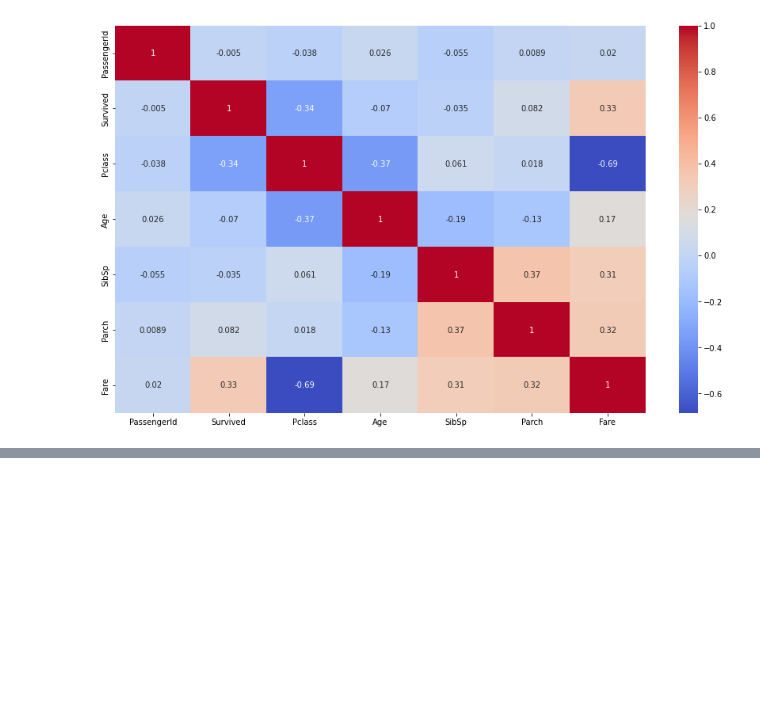
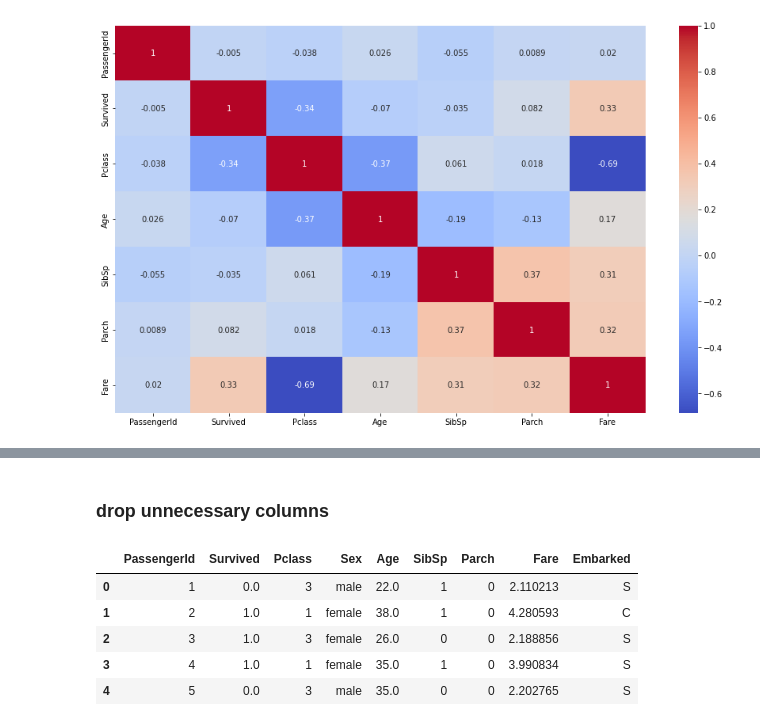
Before and after one commit to hirupiyumika/ML_Assignment2_IT18206524_IT18217414_IT18208368, a Jupyter notebook: Predict_survival_on_the_Titanic.ipynb, the cells around one changed output, grey strips where cells are left out. Saved outputs shown, nothing was run; the diff lists cells and outputs as text; code cells hidden in the pictures; blank space fills up the shorter version.

```diff
--- a/Predict_survival_on_the_Titanic.ipynb
+++ b/Predict_survival_on_the_Titanic.ipynb
@@ -249,3 +278,15 @@ df.head()
 | 2 | 3 | 1.0 | 3 | Heikkinen, Miss. Laina | female | 26.0 | 0 | 0 | STON/O2. 3101282 | 2.188856 | ... |
 | 3 | 4 | 1.0 | 1 | Futrelle, Mrs. Jacques Heath (Lil... | female | 35.0 | 1 | 0 | 113803 | 3.990834 | ... |
 | 4 | 5 | 0.0 | 3 | Allen, Mr. William Henry | male | 35.0 | 0 | 0 | 373450 | 2.202765 | ... |
+# %% [markdown]
+### drop unnecessary columns
+# %%
+df = df.drop(columns=['Name', 'Ticket'], axis=1)
+df.head()
+# %% [output]
+|  | PassengerId | Survived | Pclass | Sex | Age | SibSp | Parch | Fare | Embarked |
+| 0 | 1 | 0.0 | 3 | male | 22.0 | 1 | 0 | 2.110213 | S |
+| 1 | 2 | 1.0 | 1 | female | 38.0 | 1 | 0 | 4.280593 | C |
+| 2 | 3 | 1.0 | 3 | female | 26.0 | 0 | 0 | 2.188856 | S |
+| 3 | 4 | 1.0 | 1 | female | 35.0 | 1 | 0 | 3.990834 | S |
+| 4 | 5 | 0.0 | 3 | male | 35.0 | 0 | 0 | 2.202765 | S |
```
Also changed, not shown: parts of 9 cells of this notebook.
